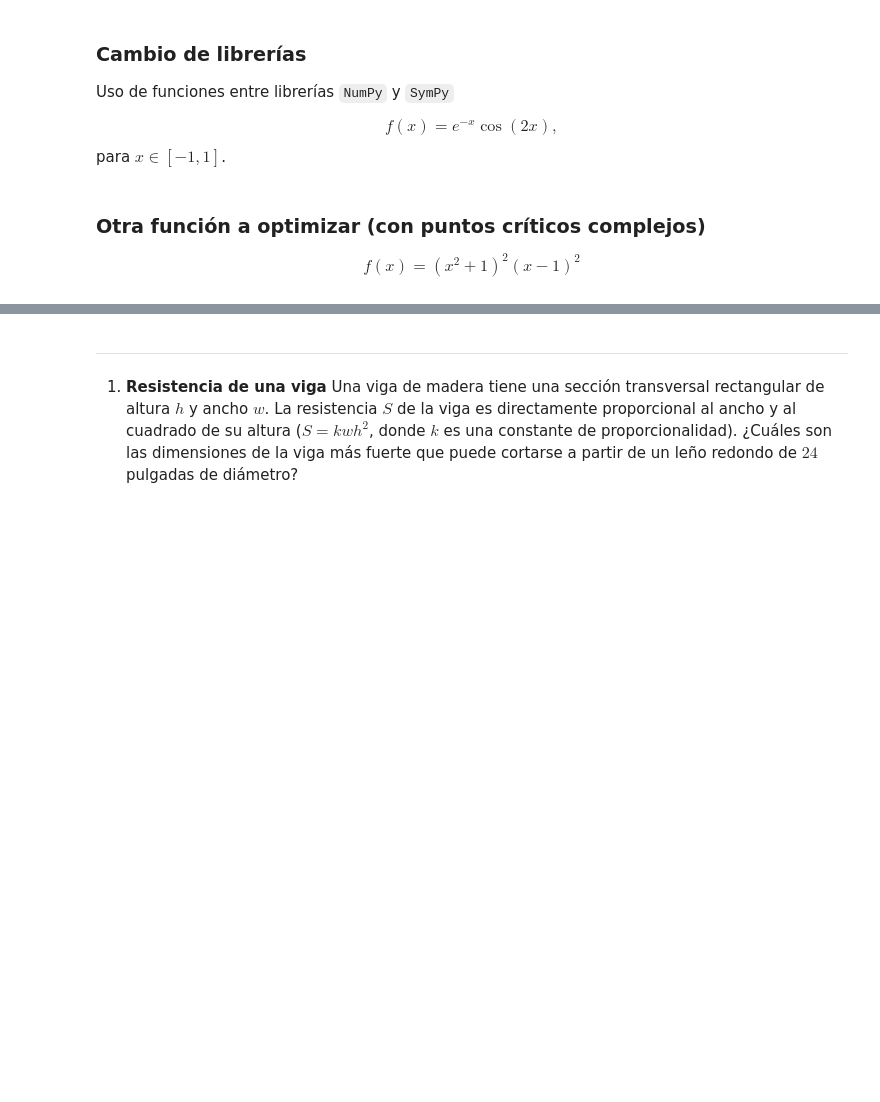
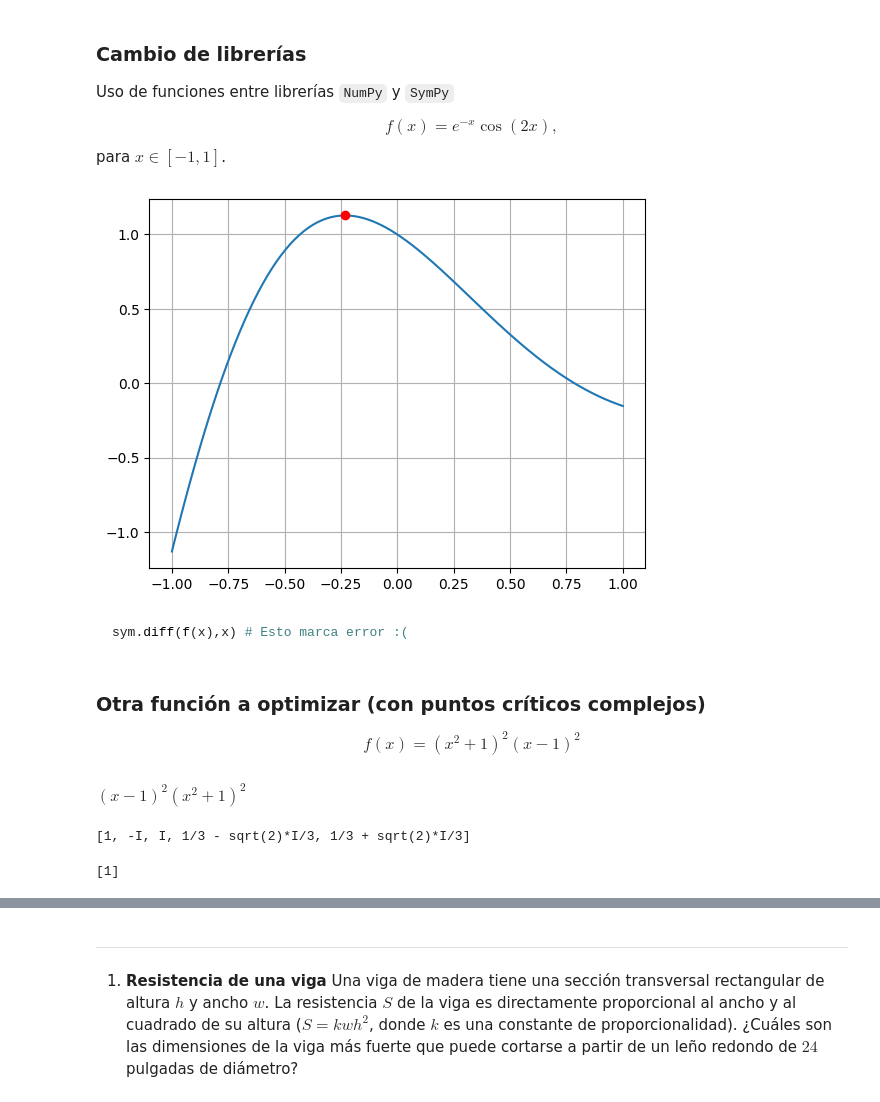
Before and after one commit to ArellanoMCarlos/SimMatO2025, a Jupyter notebook: Módulo 1 - Optimización/SymPy - Funciones escalares.ipynb, the cells around one changed output, grey strips where cells are left out. Saved outputs shown, nothing was run; the diff lists cells and outputs as text; code cells hidden in the pictures; blank space fills up the shorter version.

````diff
--- a/Módulo 1 - Optimización/SymPy - Funciones escalares.ipynb
+++ b/Módulo 1 - Optimización/SymPy - Funciones escalares.ipynb
@@ -95,3 +299,29 @@ $$
 f(x)=e^{-x}\cos(2x),
 $$
 para $x\in[-1,1]$.
+# %%
+# Definimos 'f' como una variable y no usando el entorno 'def'
+x=sym.var('x')
+f=sym.exp(-x)*sym.cos(2*x) # Usamos la exponencial y el coseno de SymPy
+f
+# %%
+# Derivamos
+df=f.diff()
+df
+# %%
+# Encontramos los puntos críticos
+c=sym.solve(df,x)
+c[0],float(c[0]) # Convertimos el punto crítico a flotante
+# %%
+# Graficamos
+#
+# Convertimos la variable simbólica 'f' a una función que acepte arreglos de NumPy
+f_num = sym.lambdify(x,f,'numpy')
+#
+x_num = np.linspace(-1,1,100)
+y_num = f_num(x_num)
+plt.plot(x_num,y_num)
+plt.plot(float(c[0]),f_num(float(c[0])),'ro') # Convertimos el punto crítico a float
+plt.grid()
+# %% [output]
+[figure, added]
@@ -98,5 +332,29 @@ para $x\in[-1,1]$.
+# %% [markdown]
+```python
+sym.diff(f(x),x) # Esto marca error :(
+```
 # %% [markdown]
 ### Otra función a optimizar (con puntos críticos complejos)
 $$
 f(x)=(x^2+1)^2(x-1)^2
 $$
+# %%
+# Como 'f(x)' está expresado en potencias, nos conviene usar el entorno 'def'
+def f(x):
+  return (x**2+1)**2*(x-1)**2
+f(x)
+# %% [output]
+$\displaystyle \left(x - 1\right)^{2} \left(x^{2} + 1\right)^{2}$
+# %%
+df=sym.diff(f(x),x)
+c=sym.solve(df,x)
+c                   # Tenemos puntos críticos complejos :o
+# %% [output]
+[1, -I, I, 1/3 - sqrt(2)*I/3, 1/3 + sqrt(2)*I/3]
+# %%
+x=sym.var('x',real=True) # Definimos 'x' como real
+df=sym.diff(f(x),x)
+c=sym.solve(df,x)        # Encontramos los puntos críticos reales
+c
+# %% [output]
+[1]
````
Also changed, not shown: parts of 47 cells of this notebook.
